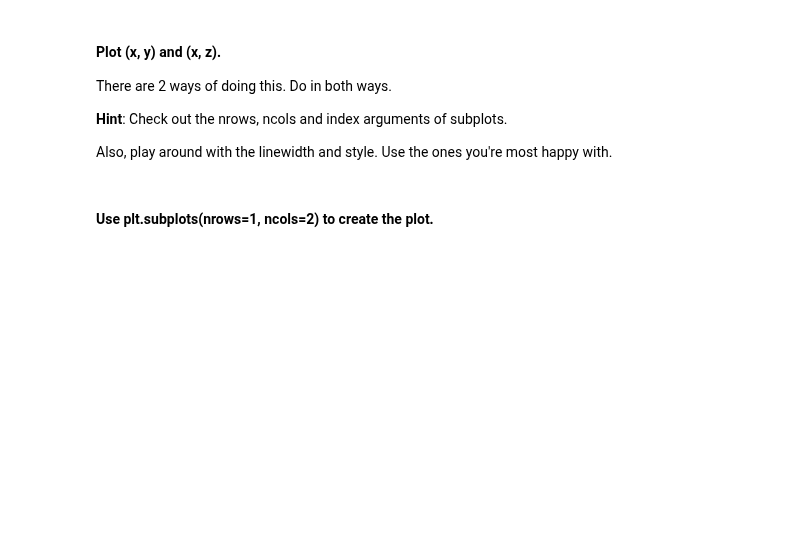
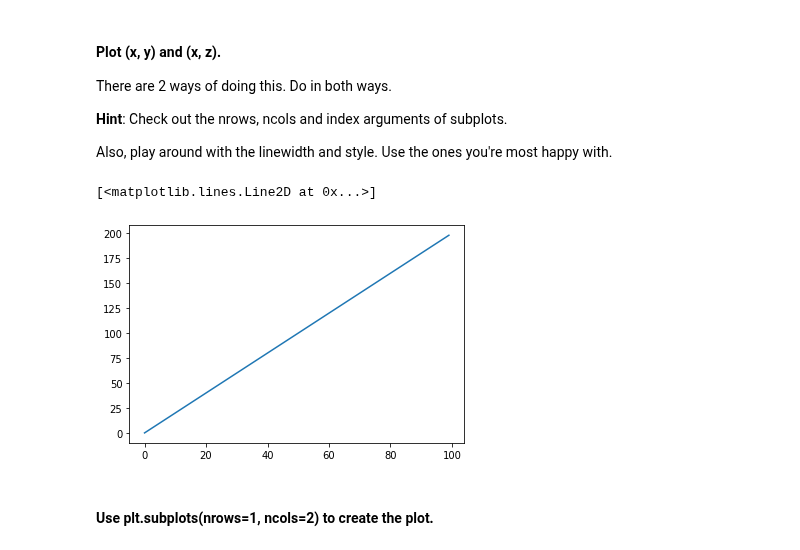
Before and after one commit to ta-data-lis/lab-matplotlib-seaborn, a Jupyter notebook: your-code/main.ipynb, the cells around one changed output. Saved outputs shown, nothing was run; the diff lists cells and outputs as text; code cells hidden in the pictures; blank space fills up the shorter version.

```diff
--- a/your-code/main.ipynb
+++ b/your-code/main.ipynb
@@ -25,2 +26,7 @@ Also, play around with the linewidth and style. Use the ones you're most happy w
+# %%
+plt.plot(x, y)
+# %% [output]
+[<matplotlib.lines.Line2D at 0x...>]
+[figure, added]
 # %% [markdown]
 #### Use plt.subplots(nrows=1, ncols=2) to create the plot.
```
Also changed, not shown: parts of 61 cells of this notebook.
